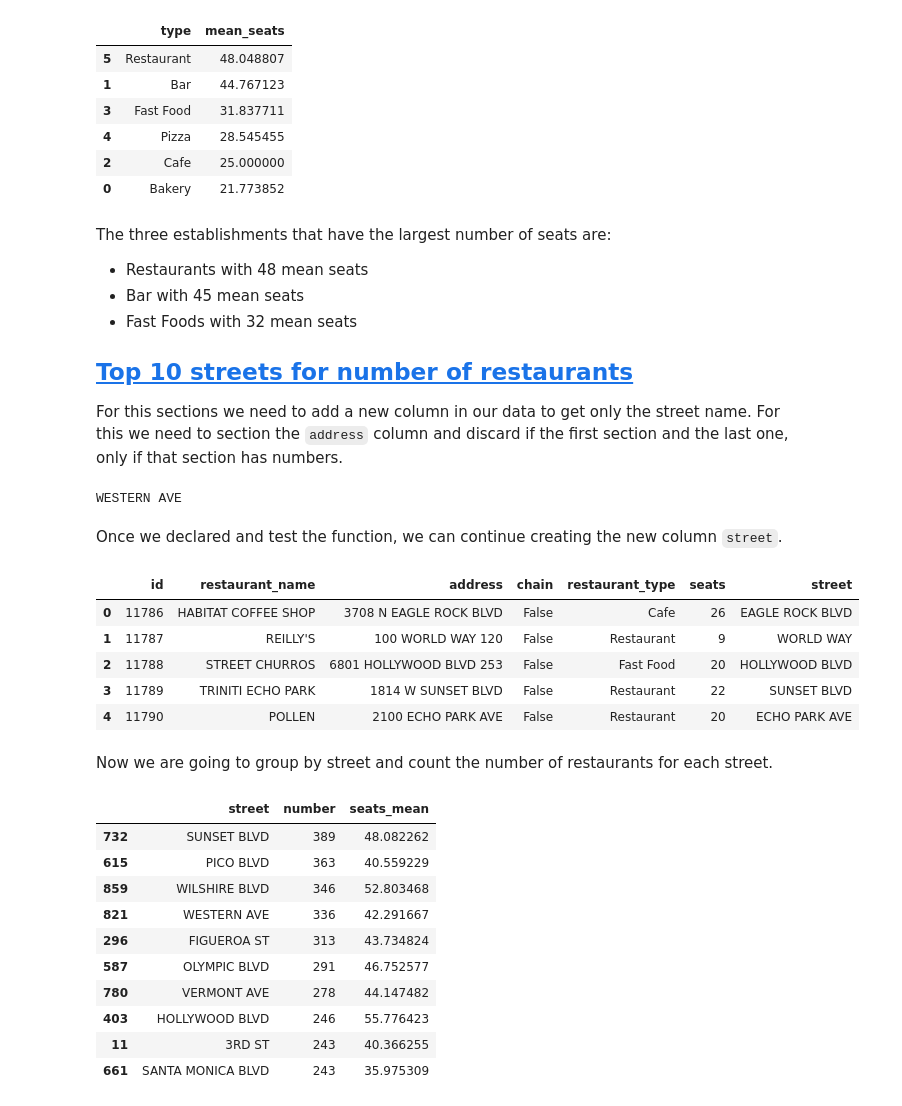
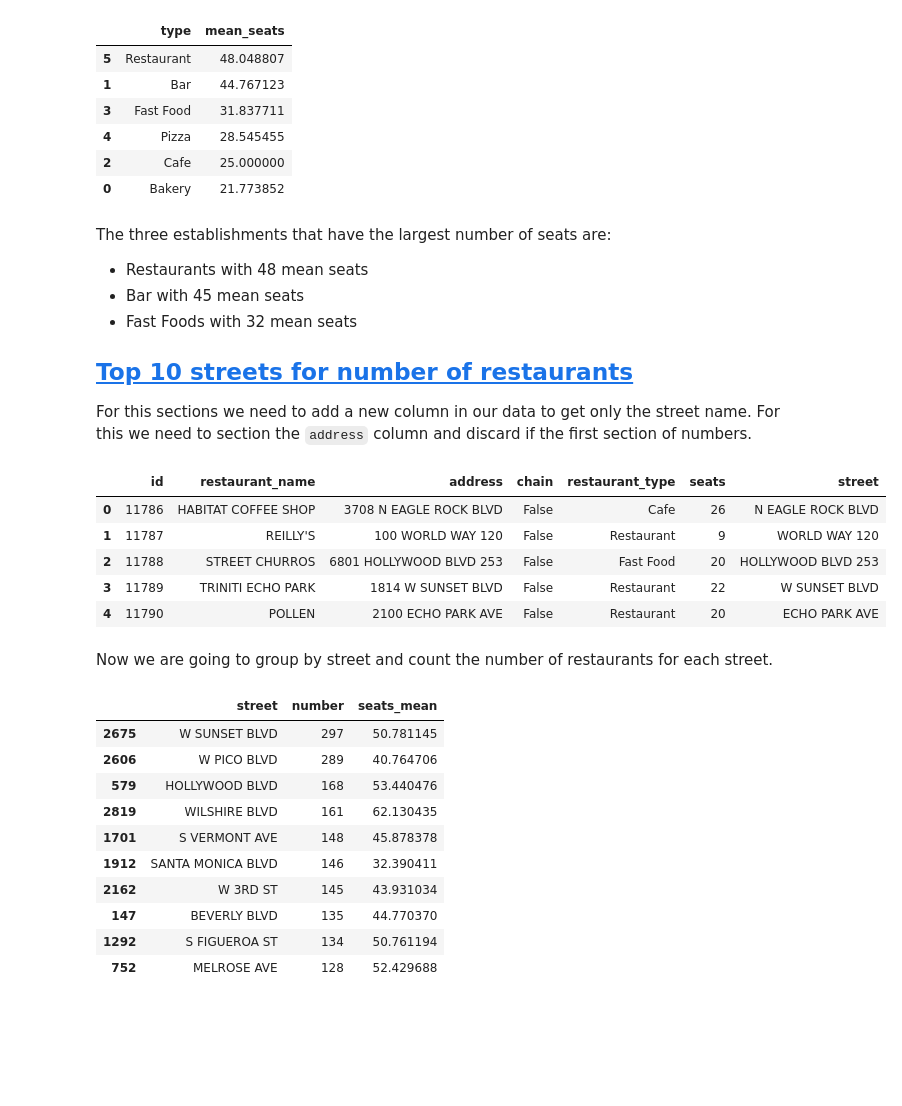
Before and after one commit to PPJQ/Establishments-Analysis, a Jupyter notebook: Sprint10.ipynb, the cells around one changed output. Saved outputs shown, nothing was run; the diff lists cells and outputs as text; code cells hidden in the pictures; blank space fills up the shorter version.

```diff
--- a/Sprint10.ipynb
+++ b/Sprint10.ipynb
@@ -388,41 +389,18 @@ The three establishments that have the largest number of seats are:
 
 ## <a id='toc6_6_'></a>[Top 10 streets for number of restaurants](#toc0_)
 
-For this sections we need to add a new column in our data to get only the street name. For this we need to section the `address` column and discard if the first section and the last one, only if that section has numbers.
+For this sections we need to add a new column in our data to get only the street name. For this we need to section the `address` column and discard if the first section of numbers.
-# %%
-# function declaration
-def street_name(row):
-    # Establish a Pattern
-    pattern = r"\d{2,}|#\w|\d\/\d|\bSTE\b|\b\w\b|(\w+-\w+)"
-
-    # Subtraction of the pattern
-    streetName = re.sub(pattern,'', row)
-
-    # Eliminating spaces excess
-    streetName = re.sub("\s+", ' ', streetName)
-
-    # We return the street name
-    return(streetName.strip())
-
-# Testing the function
-test = "928 S WESTERN AVE STE 109"
-
-print(street_name(test))
-# %% [output]
-WESTERN AVE
-# %% [markdown]
-Once we declared and test the function, we can continue creating the new column `street`.
 # %%
 
-data['street'] = data['address'].apply(street_name)
+data['street'] = data['address'].apply(lambda x: ' '.join(x.split()[1:]))
 
 data.head(5)
 # %% [output]
 |  | id | restaurant_name | address | chain | restaurant_type | seats | street |
-| 0 | 11786 | HABITAT COFFEE SHOP | 3708 N EAGLE ROCK BLVD | False | Cafe | 26 | EAGLE ROCK BLVD |
-| 1 | 11787 | REILLY'S | 100 WORLD WAY 120 | False | Restaurant | 9 | WORLD WAY |
-| 2 | 11788 | STREET CHURROS | 6801 HOLLYWOOD BLVD 253 | False | Fast Food | 20 | HOLLYWOOD BLVD |
-| 3 | 11789 | TRINITI ECHO PARK | 1814 W SUNSET BLVD | False | Restaurant | 22 | SUNSET BLVD |
+| 0 | 11786 | HABITAT COFFEE SHOP | 3708 N EAGLE ROCK BLVD | False | Cafe | 26 | N EAGLE ROCK BLVD |
+| 1 | 11787 | REILLY'S | 100 WORLD WAY 120 | False | Restaurant | 9 | WORLD WAY 120 |
+| 2 | 11788 | STREET CHURROS | 6801 HOLLYWOOD BLVD 253 | False | Fast Food | 20 | HOLLYWOOD BLVD 253 |
+| 3 | 11789 | TRINITI ECHO PARK | 1814 W SUNSET BLVD | False | Restaurant | 22 | W SUNSET BLVD |
 | 4 | 11790 | POLLEN | 2100 ECHO PARK AVE | False | Restaurant | 20 | ECHO PARK AVE |
 # %% [markdown]
 Now we are going to group by street and count the number of restaurants for each street.
@@ -442,16 +420,16 @@ restaurantsByStreet = restaurantsByStreet.sort_values(by='number', ascending=Fal
 restaurantsByStreet.head(10)
 # %% [output]
 |  | street | number | seats_mean |
-| 732 | SUNSET BLVD | 389 | 48.082262 |
-| 615 | PICO BLVD | 363 | 40.559229 |
-| 859 | WILSHIRE BLVD | 346 | 52.803468 |
-| 821 | WESTERN AVE | 336 | 42.291667 |
-| 296 | FIGUEROA ST | 313 | 43.734824 |
-| 587 | OLYMPIC BLVD | 291 | 46.752577 |
-| 780 | VERMONT AVE | 278 | 44.147482 |
-| 403 | HOLLYWOOD BLVD | 246 | 55.776423 |
-| 11 | 3RD ST | 243 | 40.366255 |
-| 661 | SANTA MONICA BLVD | 243 | 35.975309 |
+| 2675 | W SUNSET BLVD | 297 | 50.781145 |
+| 2606 | W PICO BLVD | 289 | 40.764706 |
+| 579 | HOLLYWOOD BLVD | 168 | 53.440476 |
+| 2819 | WILSHIRE BLVD | 161 | 62.130435 |
+| 1701 | S VERMONT AVE | 148 | 45.878378 |
+| 1912 | SANTA MONICA BLVD | 146 | 32.390411 |
+| 2162 | W 3RD ST | 145 | 43.931034 |
+| 147 | BEVERLY BLVD | 135 | 44.770370 |
+| 1292 | S FIGUEROA ST | 134 | 50.761194 |
+| 752 | MELROSE AVE | 128 | 52.429688 |
 # %%
 # Plot the results
 fig = px.bar(restaurantsByStreet.head(10),
```
Also changed, not shown: parts of 8 cells of this notebook, 1 other file.
